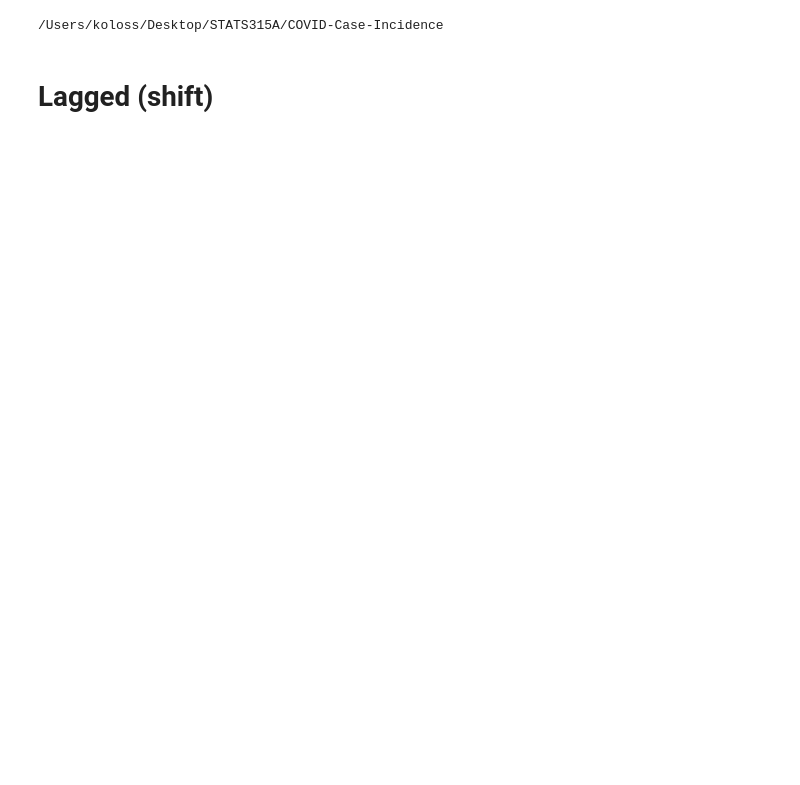
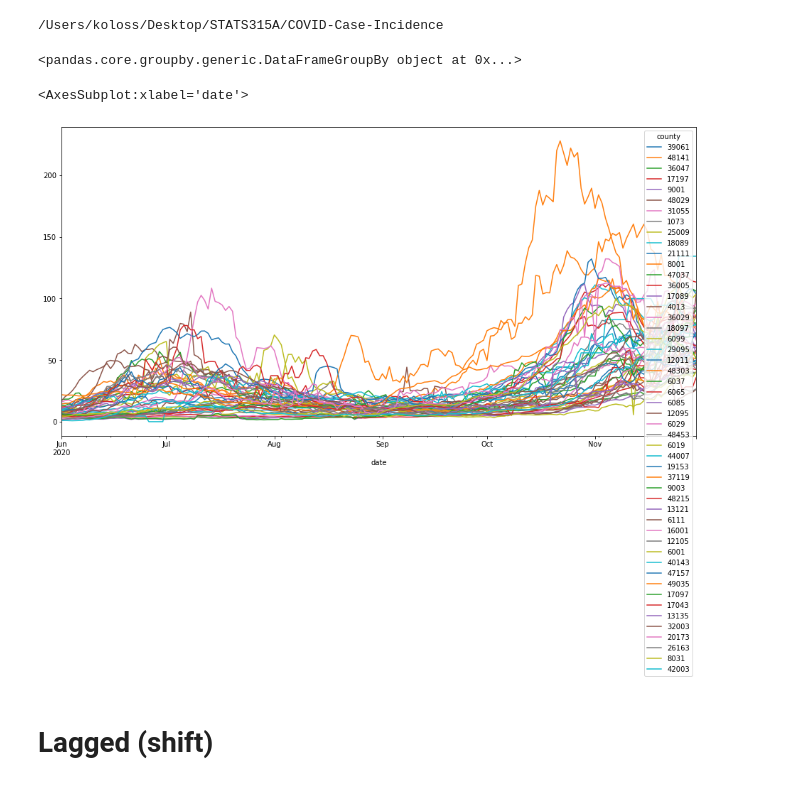
Before and after one commit to tlemenestrel/covid_case_incidence, a Jupyter notebook: notebooks/feature_selection.ipynb, the cells around one changed output. Saved outputs shown, nothing was run; the diff lists cells and outputs as text; code cells hidden in the pictures; blank space fills up the shorter version.

```diff
--- a/notebooks/feature_selection.ipynb
+++ b/notebooks/feature_selection.ipynb
@@ -9,3 +9,7 @@ import numpy as np
 df_all = pd.read_csv('train_data.csv', index_col='Unnamed: 0')
 df_all['date']=pd.to_datetime(df_all['date'])
 feat_labels = df_all.columns[2:-1]
+# %%
+df_all[['county', 'date', 'response']].set_index('date', drop=True).groupby(['county')
+# %% [output]
+<pandas.core.groupby.generic.DataFrameGroupBy object at 0x...>
@@ -12,3 +20,10 @@ feat_labels = df_all.columns[2:-1]
+# %%
+idx = np.random.permutation(len(df.columns))[:50]
+df = df_all.pivot(index='date', columns='county', values="response")
+df.iloc[:,idx].plot(figsize=(16,8))
+# %% [output]
+<AxesSubplot:xlabel='date'>
+[figure, added]
 # %% [markdown]
 # Lagged (shift)
 # %%
```
Also changed, not shown: parts of 22 cells of this notebook, 2 other files.
